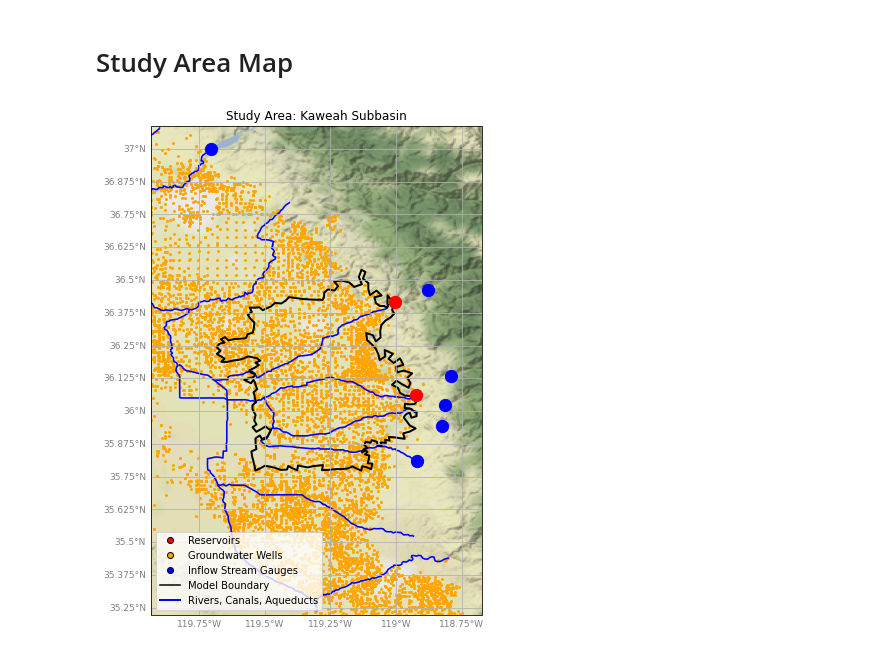
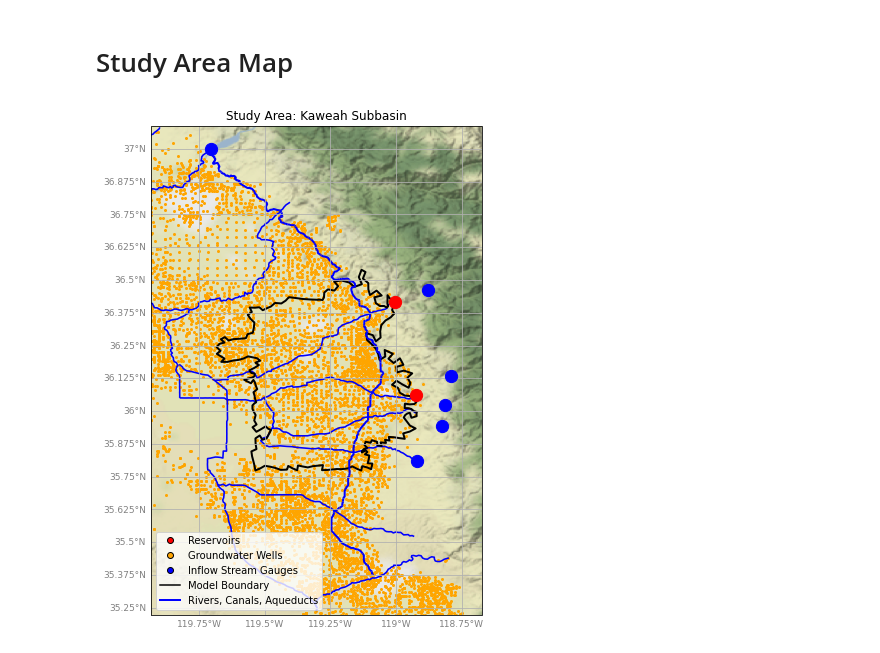
Before and after one commit to kashingtonDC/kaweah_wb, a Jupyter notebook: code/05_Figure1_StudyArea.ipynb, the cells around one changed output. Cells and saved outputs as stored; diff of their text form; code cells hidden in the pictures.

```diff
--- a/code/05_Figure1_StudyArea.ipynb
+++ b/code/05_Figure1_StudyArea.ipynb
@@ -66,6 +66,9 @@ gauges_in = ShapelyFeature(Reader("../shape/study_area/inflow.shp").geometries()
 #                         ccrs.PlateCarree(), edgecolor='blue', facecolor = 'none', linewidth = 2)
 # gauges_out = ShapelyFeature(Reader("../shape/study_area/outflow.shp").geometries(),
                         ccrs.PlateCarree(), edgecolor='purple', facecolor = 'none', linewidth = 2)
+fkc = ShapelyFeature(Reader("../shape/fkc_fin.shp").geometries(),
+                        ccrs.PlateCarree(), edgecolor='blue', facecolor = 'none', linewidth = 2)
+
 
 # Setup the figure
 shapefile = "../shape/study_area/c2vsim_sub_18.shp"
@@ -109,6 +112,7 @@ ax.scatter([point.x for point in wells],
 # Add shapefiles
 ax.add_feature(flowlines)
 ax.add_feature(model_boundary)
+ax.add_feature(fkc)
 
 # Add reservoirs
 reservoirs = list(cartopy.io.shapereader.Reader("../shape/study_area/res_within.shp").geometries())
@@ -128,31 +132,31 @@ ax.scatter([point.x for point in gauges_in],
 #            [point.y for point in gauges_out],
 #            transform=ccrs.PlateCarree(), color = 'purple', s = 150, zorder = 1000)
 
 
 
 # Setup legend
 handles, labels = plt.gca().get_legend_handles_labels()
 
 # Add legend entries
 res_line = Line2D(range(0), range(0), label = 'Reservoirs', color="none", marker='o', markerfacecolor="red")
 well_line = Line2D(range(0), range(0), label = 'Groundwater Wells', color="none", marker='o', markerfacecolor="orange")
 in_gauge_line = Line2D(range(0), range(0), label = 'Inflow Stream Gauges', color="none", marker='o', markerfacecolor="blue")
 # out_gauge_line = Line2D(range(0), range(0), label = 'Outflow Stream Gauges', color="none", marker='o', markerfacecolor="purple")
 sa_line = Line2D([0], [0], label='Model Boundary ', color='black')
 # shed_line = Line2D([0], [0], label='Butte County', color='black')
 canals_line = Line2D([0], [0], label='Rivers, Canals, Aqueducts', color='blue', linewidth = 2)
 # rivers_line = Line2D([0], [0], label='Rivers', color='blue', linewidth = 4)
 
 
 # Plot legend
 handles.extend([res_line, well_line,in_gauge_line,sa_line, canals_line])
 ax.legend(handles=handles, loc = 'lower left').set_zorder(99999)
 
 # Set the title
 ax.set_title("Study Area: Kaweah Subbasin", size = 12)
 
 # Fix aspect
 ax.set_aspect('auto')
 plt.show()
 # %% [output]
-[figure, old version]
+[figure, new version]
```
